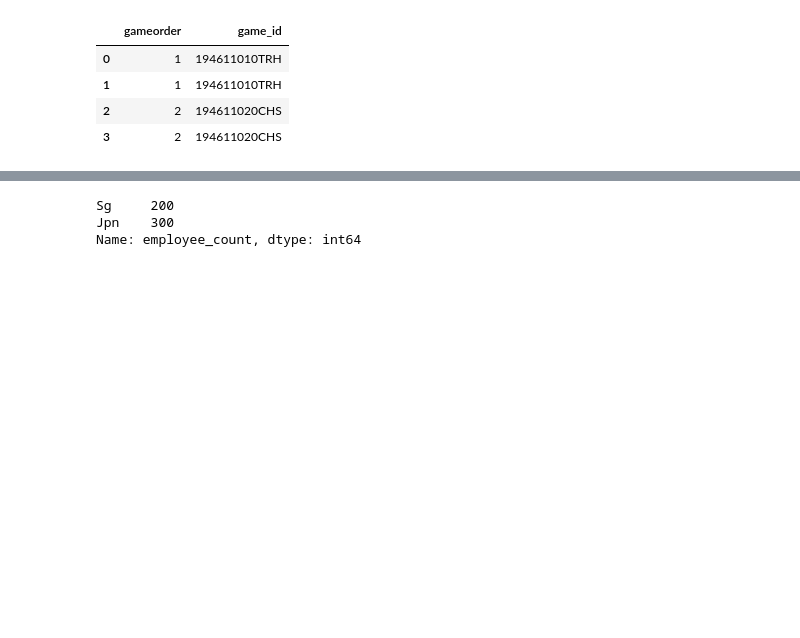
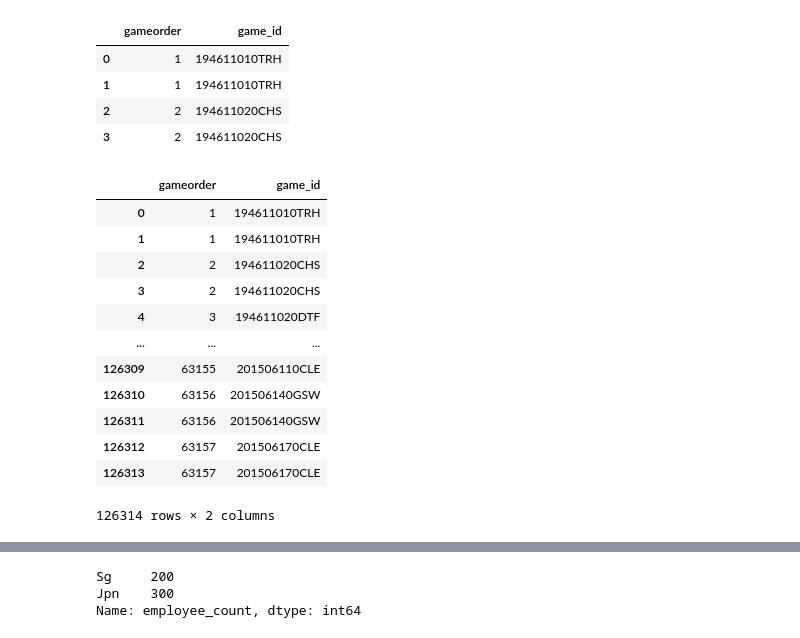
Before and after one commit to ghinakh/H8_001, a Jupyter notebook: Pertemuan 5/Ghina Khoerunnisa - Sesi 5 - Pandas.ipynb, the cells around one changed output, grey strips where cells are left out. Cells and saved outputs as stored; diff of their text form; code cells hidden in the pictures; blank space fills up the shorter version.

```diff
--- a/Pertemuan 5/Ghina Khoerunnisa - Sesi 5 - Pandas.ipynb
+++ b/Pertemuan 5/Ghina Khoerunnisa - Sesi 5 - Pandas.ipynb
@@ -220,6 +220,22 @@ df.loc[0:3,['gameorder','game_id']]
 | 1 | 1 | 194611010TRH |
 | 2 | 2 | 194611020CHS |
 | 3 | 2 | 194611020CHS |
+# %%
+df.loc[:,['gameorder','game_id']]
+# %% [output]
+|  | gameorder | game_id |
+| 0 | 1 | 194611010TRH |
+| 1 | 1 | 194611010TRH |
+| 2 | 2 | 194611020CHS |
+| 3 | 2 | 194611020CHS |
+| 4 | 3 | 194611020DTF |
+| ... | ... | ... |
+| 126309 | 63155 | 201506110CLE |
+| 126310 | 63156 | 201506140GSW |
+| 126311 | 63156 | 201506140GSW |
+| 126312 | 63157 | 201506170CLE |
+| 126313 | 63157 | 201506170CLE |
+126314 rows × 2 columns
 # %%
 df.iloc[0:3]
 # %% [output]
```
Also changed, not shown: parts of 21 cells of this notebook, 1 other file.
